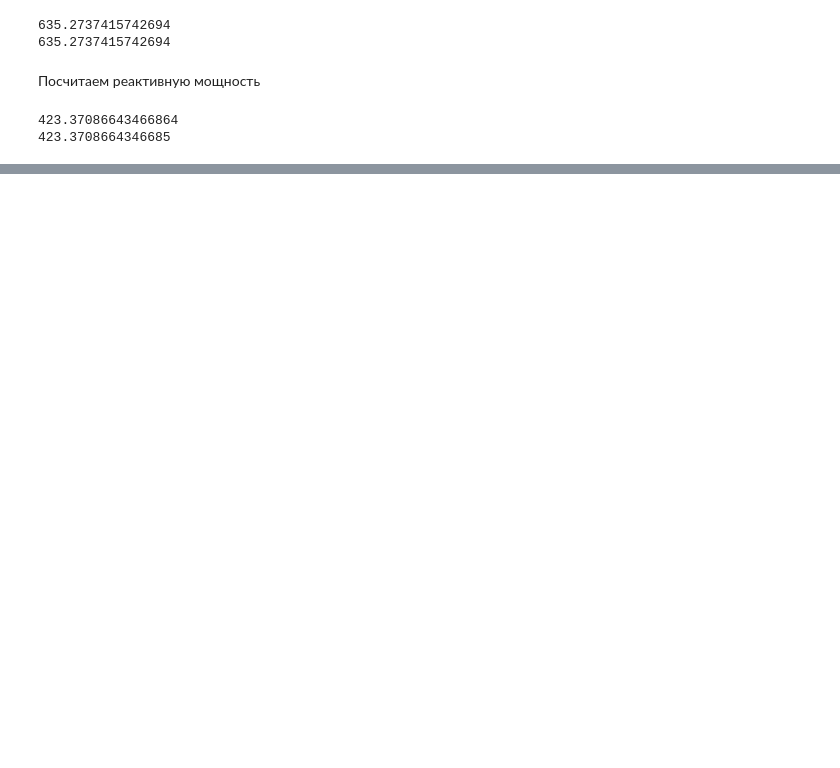
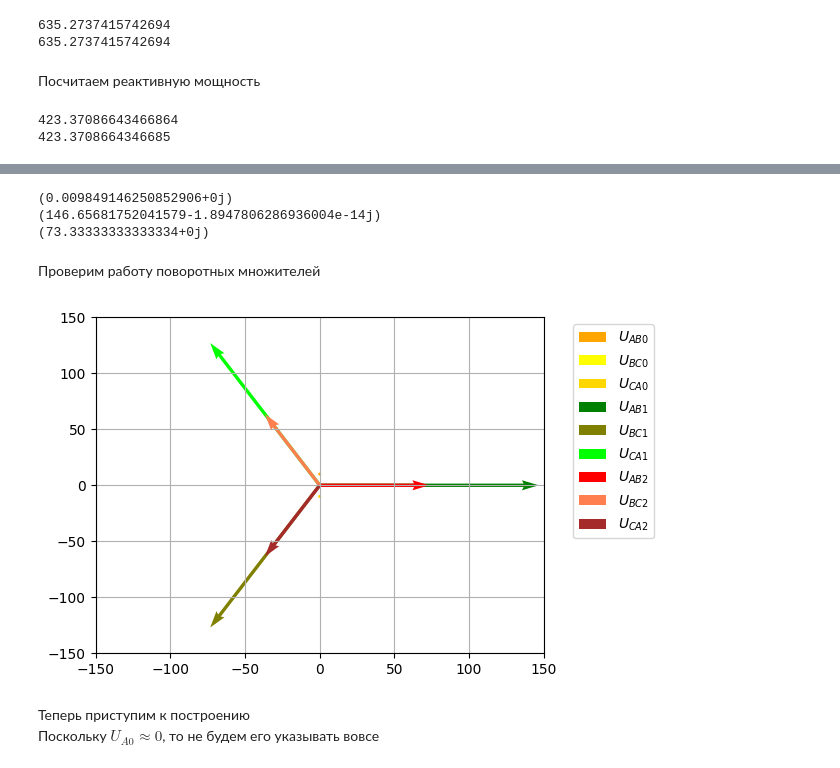
Before and after one commit to M007AX/Coursework-part-III-TBE, a Jupyter notebook: Курсовая_по_ТОЭ_3я_часть.ipynb, the cells around one changed output, grey strips where cells are left out. Saved outputs shown, nothing was run; the diff lists cells and outputs as text; code cells hidden in the pictures; blank space fills up the shorter version.

```diff
--- a/Курсовая_по_ТОЭ_3я_часть.ipynb
+++ b/Курсовая_по_ТОЭ_3я_часть.ipynb
@@ -1086,0 +1239,13 @@ print(Q_An1 + Q_Bn1 + Q_Cn1 + Q_An2 + Q_Bn2 + Q_Cn2 + Q_n2n1)
+# %%
+a = e**(120j*np.pi/180)
+U_A0 = 1/3 * (U_AB + U_BC + U_CA)
+U_A1 = 1/3 * (U_AB + a * U_BC + a**2 * U_CA)
+U_A2 = 1/3 * (U_AB + a**2 * U_BC + a * U_CA)
+# %%
+print(U_A0) # равно нулю, так как сумма линейных равна нулю
+print(U_A1)
+print(U_A2)
+# %% [output]
+(0.009849146250852906+0j)
+(146.65681752041579-1.8947806286936004e-14j)
+(73.33333333333334+0j)
@@ -1086,0 +1259,50 @@ print(Q_An1 + Q_Bn1 + Q_Cn1 + Q_An2 + Q_Bn2 + Q_Cn2 + Q_n2n1)
+# %% [markdown]
+Проверим работу поворотных множителей
+# %%
+plt.quiver(0, 10, abs(U_A0) *np.cos(np.angle(U_A0)), abs(U_A0) *np.sin(np.angle(U_A0)), angles='xy', scale_units='xy', scale=1,
+           color='orange',
+           label='$U_{AB0}$')
+plt.quiver(0, 0, abs(U_A0) *np.cos(np.angle(U_A0)), abs(U_A0) *np.sin(np.angle(U_A0)), angles='xy', scale_units='xy', scale=1,
+           color='yellow',
+           label='$U_{BC0}$')
+plt.quiver(0, -10, abs(U_A0) *np.cos(np.angle(U_A0)), abs(U_A0) *np.sin(np.angle(U_A0)), angles='xy', scale_units='xy', scale=1,
+           color='gold',
+           label='$U_{CA0}$')
+
+
+plt.quiver(0, 0, abs(U_A1) *np.cos(np.angle(U_A1)), abs(U_A1) *np.sin(np.angle(U_A1)), angles='xy', scale_units='xy', scale=1,
+           color='green',
+           label='$U_{AB1}$')
+plt.quiver(0, 0, abs(U_A1) *np.cos(np.angle(U_A1*a**2)), abs(U_A1) *np.sin(np.angle(U_A1*a**2)), angles='xy', scale_units='xy', scale=1,
+           color='olive',
+           label='$U_{BC1}$')
+plt.quiver(0, 0, abs(U_A1) *np.cos(np.angle(U_A1*a)), abs(U_A1) *np.sin(np.angle(U_A1*a)), angles='xy', scale_units='xy', scale=1,
+           color='lime',
+           label='$U_{CA1}$')
+
+
+
+plt.quiver(0, 0, abs(U_A2) *np.cos(np.angle(U_A2)), abs(U_A2) *np.sin(np.angle(U_A2)), angles='xy', scale_units='xy', scale=1,
+           color='red',
+           label='$U_{AB2}$')
+plt.quiver(0, 0, abs(U_A2) *np.cos(np.angle(U_A2*a)), abs(U_A2) *np.sin(np.angle(U_A2*a)), angles='xy', scale_units='xy', scale=1,
+           color='coral',
+           label='$U_{BC2}$')
+plt.quiver(0, 0, abs(U_A2) *np.cos(np.angle(U_A2*a**2)), abs(U_A2) *np.sin(np.angle(U_A2*a**2)), angles='xy', scale_units='xy', scale=1,
+           color='brown',
+           label='$U_{CA2}$')
+
+
+plt.tight_layout()
+plt.legend()
+plt.xlim(-150, 150) # предел по x откуда и до куда
+plt.ylim(-150, 150) # предел по y
+plt.grid()
+plt.legend(bbox_to_anchor=(1.05, 1), loc='upper left')
+
+plt.subplots_adjust(left=0.15, right=0.85, top=0.85, bottom=0.15)
+# %% [output]
+[figure, added]
+# %% [markdown]
+Теперь приступим к построению \
+Поскольку $U_{A0} \approx 0$, то не будем его указывать вовсе
```
Also changed, not shown: parts of 29 cells of this notebook.
